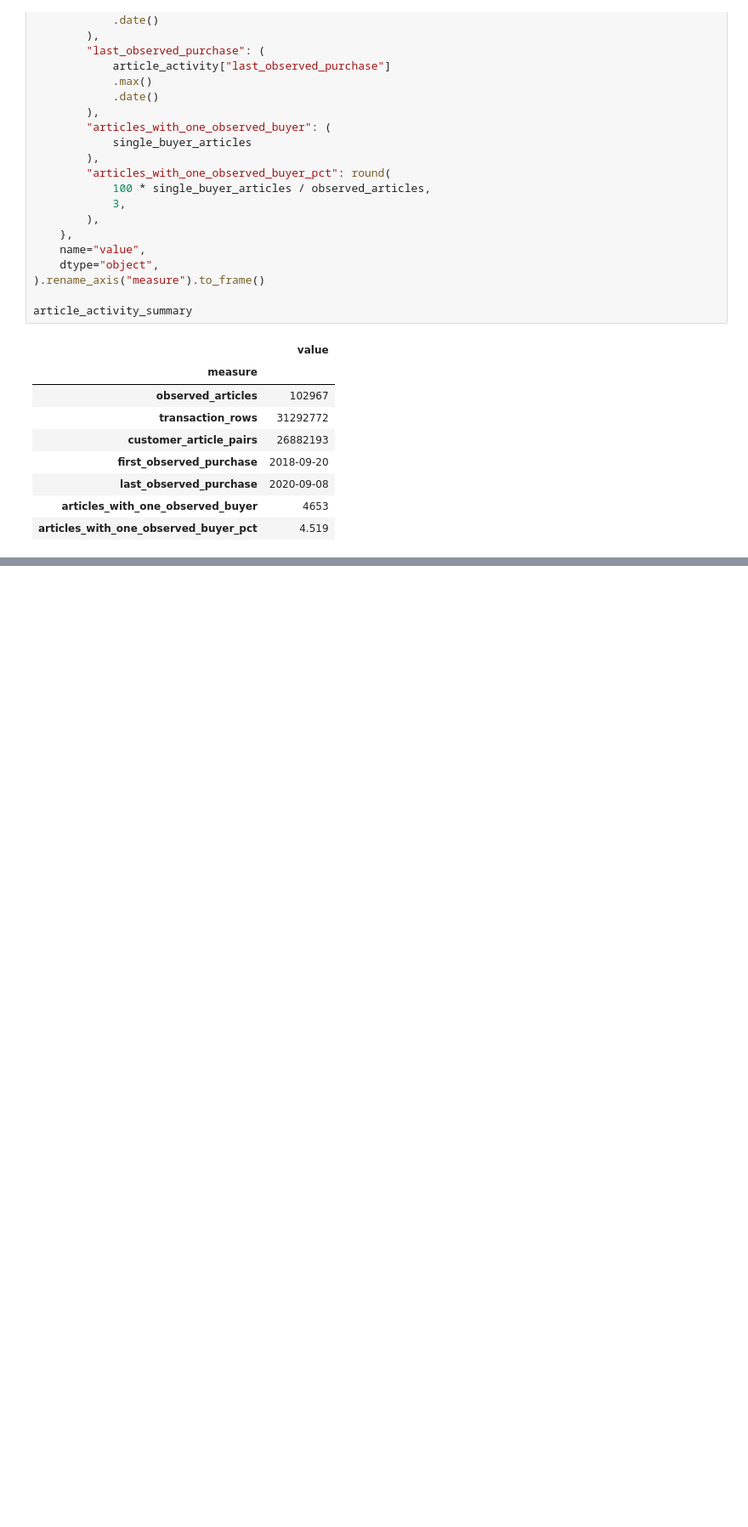
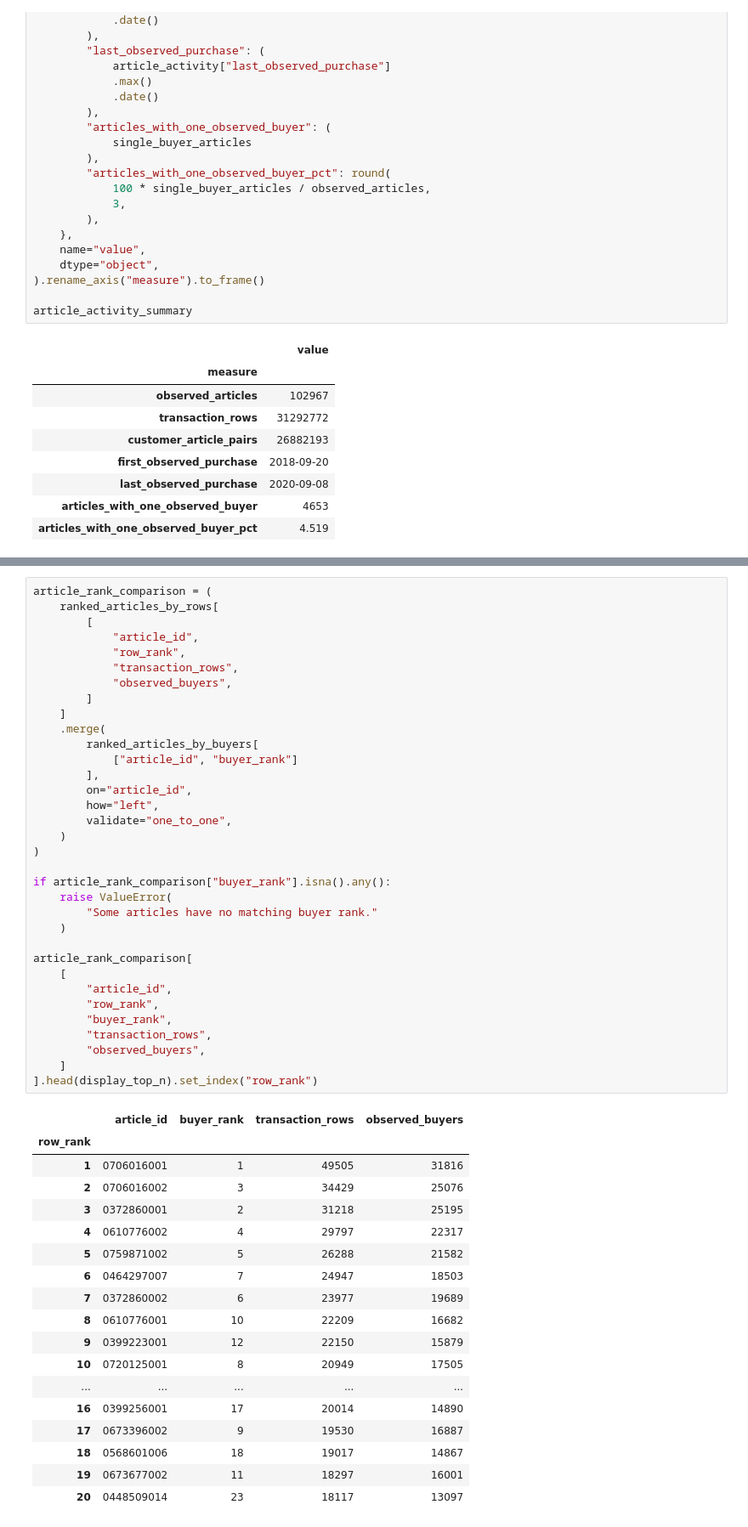
Before and after one commit to Songhai9/atelier-ai-project, a Jupyter notebook: notebooks/behavioral_eda.ipynb, the cells around one changed output, grey strips where cells are left out. Shown at 85% size. Saved outputs shown, nothing was run; the diff lists cells and outputs as text; blank space fills up the shorter version.

```diff
--- a/notebooks/behavioral_eda.ipynb
+++ b/notebooks/behavioral_eda.ipynb
@@ -2407,0 +2472,53 @@ article_activity_summary
+# %%
+article_rank_comparison = (
+    ranked_articles_by_rows[
+        [
+            "article_id",
+            "row_rank",
+            "transaction_rows",
+            "observed_buyers",
+        ]
+    ]
+    .merge(
+        ranked_articles_by_buyers[
+            ["article_id", "buyer_rank"]
+        ],
+        on="article_id",
+        how="left",
+        validate="one_to_one",
+    )
+)
+
+if article_rank_comparison["buyer_rank"].isna().any():
+    raise ValueError(
+        "Some articles have no matching buyer rank."
+    )
+
+article_rank_comparison[
+    [
+        "article_id",
+        "row_rank",
+        "buyer_rank",
+        "transaction_rows",
+        "observed_buyers",
+    ]
+].head(display_top_n).set_index("row_rank")
+# %% [output]
+|  | article_id | buyer_rank | transaction_rows | observed_buyers |
+| row_rank |  |  |  |  |
+| 1 | 0706016001 | 1 | 49505 | 31816 |
+| 2 | 0706016002 | 3 | 34429 | 25076 |
+| 3 | 0372860001 | 2 | 31218 | 25195 |
+| 4 | 0610776002 | 4 | 29797 | 22317 |
+| 5 | 0759871002 | 5 | 26288 | 21582 |
+| 6 | 0464297007 | 7 | 24947 | 18503 |
+| 7 | 0372860002 | 6 | 23977 | 19689 |
+| 8 | 0610776001 | 10 | 22209 | 16682 |
+| 9 | 0399223001 | 12 | 22150 | 15879 |
+| 10 | 0720125001 | 8 | 20949 | 17505 |
+| ... | ... | ... | ... | ... |
+| 16 | 0399256001 | 17 | 20014 | 14890 |
+| 17 | 0673396002 | 9 | 19530 | 16887 |
+| 18 | 0568601006 | 18 | 19017 | 14867 |
+| 19 | 0673677002 | 11 | 18297 | 16001 |
+| 20 | 0448509014 | 23 | 18117 | 13097 |
```
Also changed, not shown: parts of 10 cells of this notebook.
